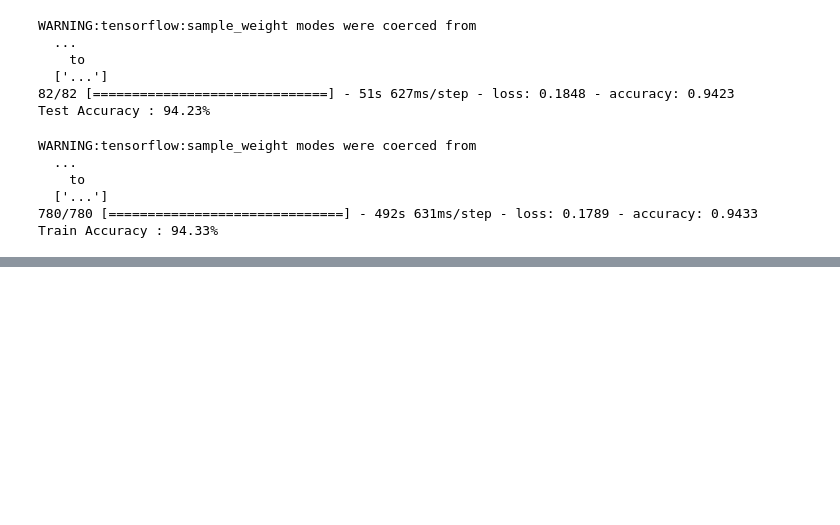
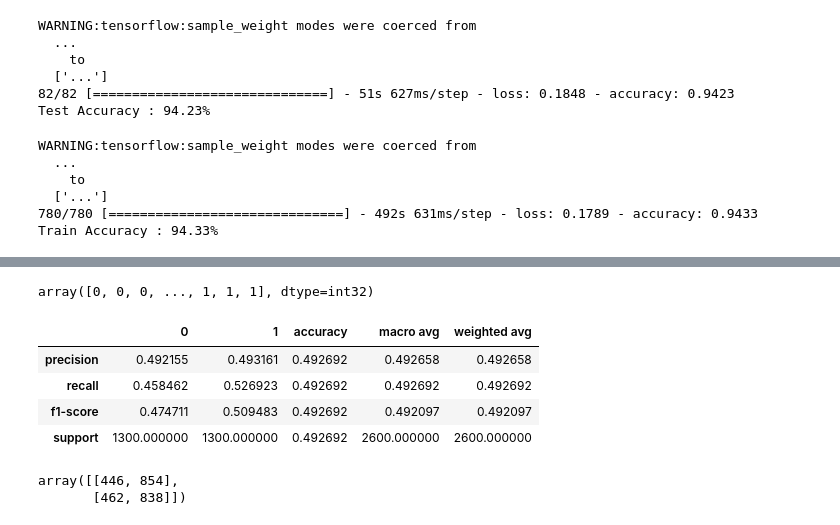
Before and after one commit to fares-ds/Malaria_Cell_Classification_Using_CNNs, a Jupyter notebook: Malaria_Blood_Cell_Image_Classification.ipynb, the cells around one changed output, grey strips where cells are left out. Drawn from its saved outputs; the diff is of its cells as text; code cells hidden in the pictures; blank space fills up the shorter version.

Commit message:
Stupid mistake (Test labels must be unshuffled)

```diff
--- a/Malaria_Blood_Cell_Image_Classification.ipynb
+++ b/Malaria_Blood_Cell_Image_Classification.ipynb
@@ -113,7 +110,8 @@ train_img_gen = image_gen.flow_from_directory(train_path,
 
 test_img_gen = image_gen.flow_from_directory(test_path,
                                              target_size=image_shape[:2],
-                                             class_mode='binary')
+                                             class_mode='binary',
+                                             shuffle=False)
 # %% [output]
 Found 24958 images belonging to 2 classes.
 Found 2600 images belonging to 2 classes.
@@ -226,3 +230,5 @@ Train Accuracy : 94.33%
 from tensorflow.keras.models import load_model
 
 model.save('cnn_20_epochs.h5')
+# %%
+pred = model.predict_generator(test_img_gen)
@@ -228,0 +249,19 @@ model.save('cnn_20_epochs.h5')
+# %%
+test_img_gen.classes
+# %% [output]
+array([0, 0, 0, ..., 1, 1, 1], dtype=int32)
+# %%
+from sklearn.metrics import confusion_matrix, classification_report
+
+pd.DataFrame(classification_report(test_img_gen.classes, pred > 0.5, output_dict=True))
+# %% [output]
+|  | 0 | 1 | accuracy | macro avg | weighted avg |
+| precision | 0.492155 | 0.493161 | 0.492692 | 0.492658 | 0.492658 |
+| recall | 0.458462 | 0.526923 | 0.492692 | 0.492692 | 0.492692 |
+| f1-score | 0.474711 | 0.509483 | 0.492692 | 0.492097 | 0.492097 |
+| support | 1300.000000 | 1300.000000 | 0.492692 | 2600.000000 | 2600.000000 |
+# %%
+confusion_matrix(test_img_gen.classes, pred > 0.02)
+# %% [output]
+array([[446, 854],
+       [462, 838]])
```
Also changed, not shown: parts of 16 cells of this notebook.
